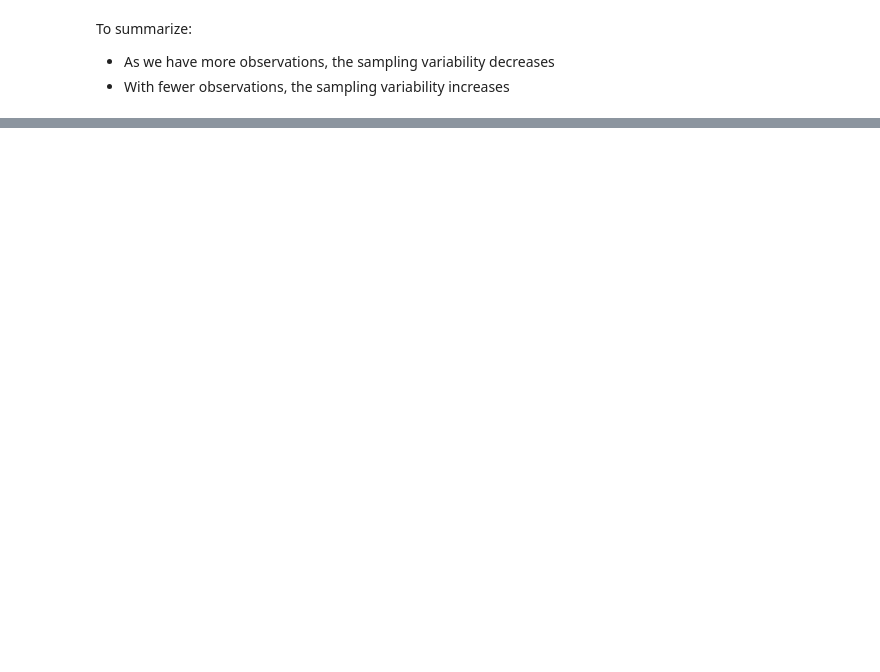
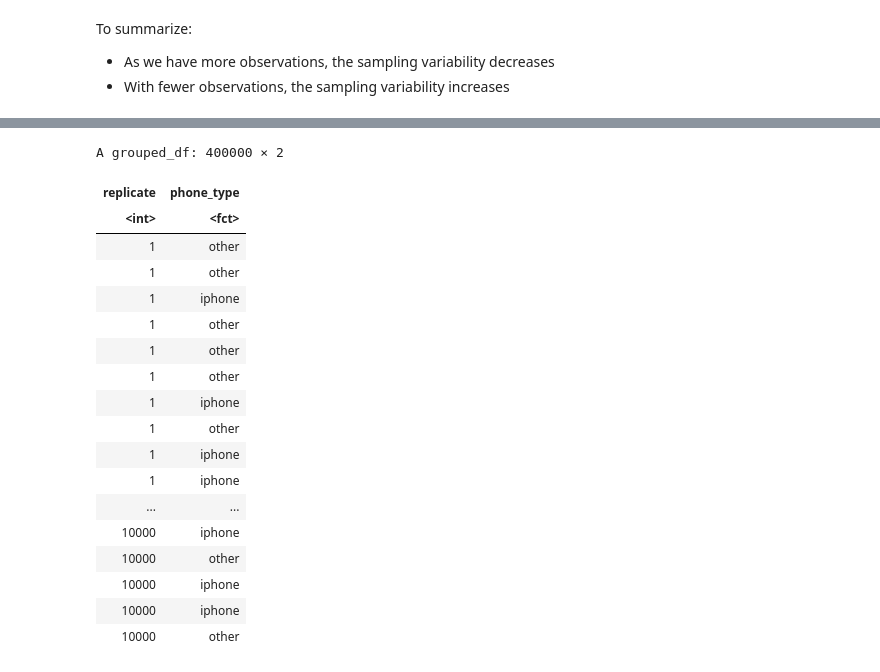
Before and after one commit to katieburak/girls-in-DS, a Jupyter notebook: docs/_sources/notes/day2.ipynb, the cells around one changed output, grey strips where cells are left out. Drawn from its saved outputs; the diff is of its cells as text; code cells hidden in the pictures; blank space fills up the shorter version.

```diff
--- a/docs/_sources/notes/day2.ipynb
+++ b/docs/_sources/notes/day2.ipynb
@@ -531,0 +561,28 @@ To summarize:
+# %%
+### BOOTSTRAP SAMPLE
+
+student_sample <- student_sample |>
+                    ungroup() |>
+                    select(phone_type)
+
+rep_sample_n(student_sample, size=40, replace=TRUE, reps=10000)
+# %% [output]
+A grouped_df: 400000 × 2
+| replicate | phone_type |
+| <int> | <fct> |
+| 1 | other |
+| 1 | other |
+| 1 | iphone |
+| 1 | other |
+| 1 | other |
+| 1 | other |
+| 1 | iphone |
+| 1 | other |
+| 1 | iphone |
+| 1 | iphone |
+| ... | ... |
+| 10000 | iphone |
+| 10000 | other |
+| 10000 | iphone |
+| 10000 | iphone |
+| 10000 | other |
```
Also changed, not shown: parts of 19 cells of this notebook, 25 other files.
